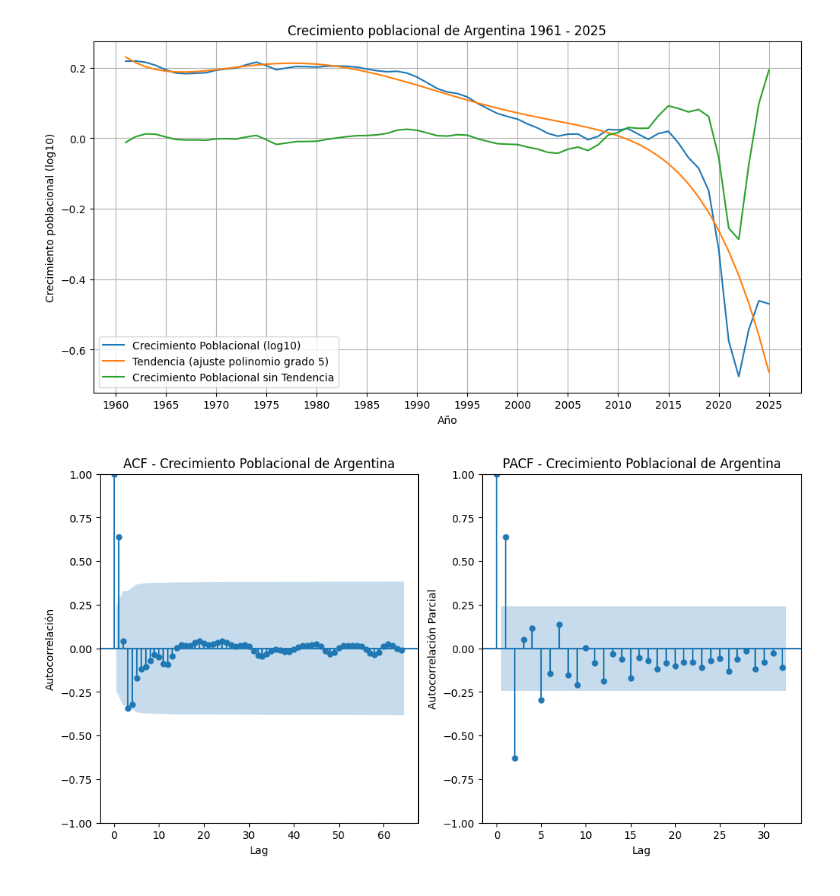
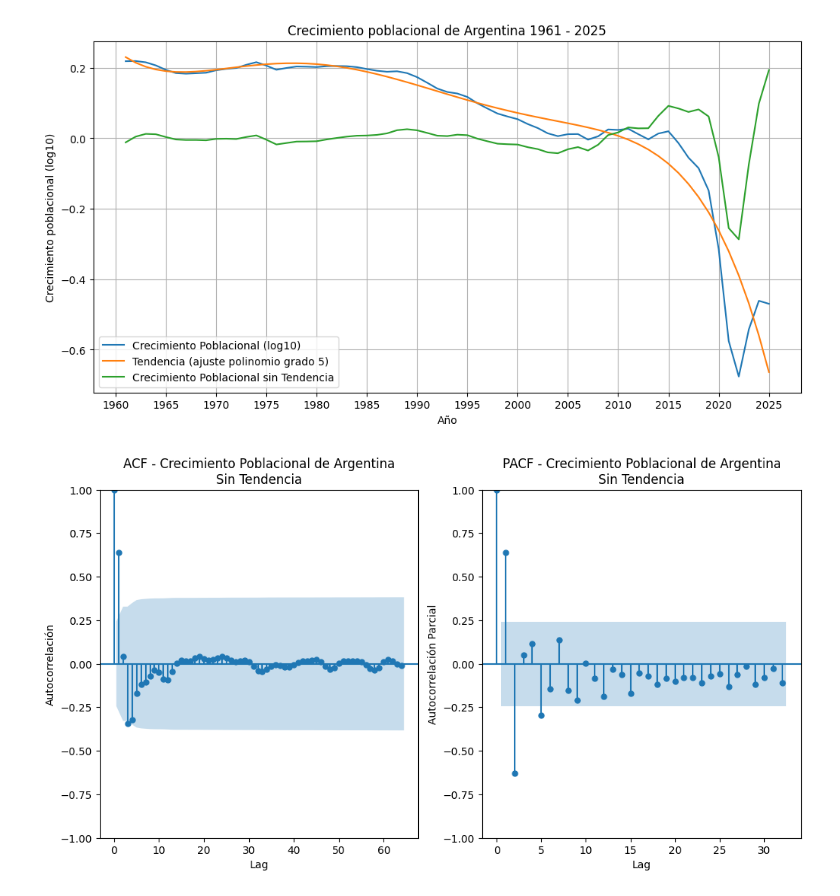
Before and after one commit to nadiasantillan/ucle-data, a Jupyter notebook: poblacion/analisis.ipynb, the cells around one changed output. Saved outputs shown, nothing was run; the diff lists cells and outputs as text; code cells hidden in the pictures.

```diff
--- a/poblacion/analisis.ipynb
+++ b/poblacion/analisis.ipynb
@@ -127,9 +134,8 @@ plt.show()
 # %% [output]
 [figure]
 # %%
-
 plt.figure(figsize=(12, 6))
-
+series["detrend_poly_5_log"] = series["crecimiento_anual_log"] - series["trend_poly_5_log"]
 
 plt.plot(series["año"], series["crecimiento_anual_log"], label="Crecimiento Poblacional (log10)")
 plt.plot(series["año"], series["trend_poly_5_log"], label="Tendencia (ajuste polinomio grado 5)")
@@ -147,14 +153,16 @@ plt.show()
 # %%
 fig, axes = plt.subplots(1, 2, figsize=(12, 6))
 
 sm.graphics.tsa.plot_acf(series["detrend_poly_5_log"], lags=len(series["detrend_poly_5_log"])-1, ax=axes[0])
 sm.graphics.tsa.plot_pacf(series["detrend_poly_5_log"], lags=32, ax=axes[1])
-axes[0].set_title("ACF - Crecimiento Poblacional de Argentina")
+
+axes[0].set_title("ACF - Crecimiento Poblacional de Argentina\nSin Tendencia")
 axes[0].set_xlabel("Lag")
 axes[0].set_ylabel("Autocorrelación")
-axes[1].set_title("PACF - Crecimiento Poblacional de Argentina")
+axes[1].set_title("PACF - Crecimiento Poblacional de Argentina\nSin Tendencia")
 axes[1].set_xlabel("Lag")
 axes[1].set_ylabel("Autocorrelación Parcial")
+
 plt.show()
 # %% [output]
-[figure, old version]
+[figure, new version]
```
Also changed, not shown: parts of 11 cells of this notebook.
